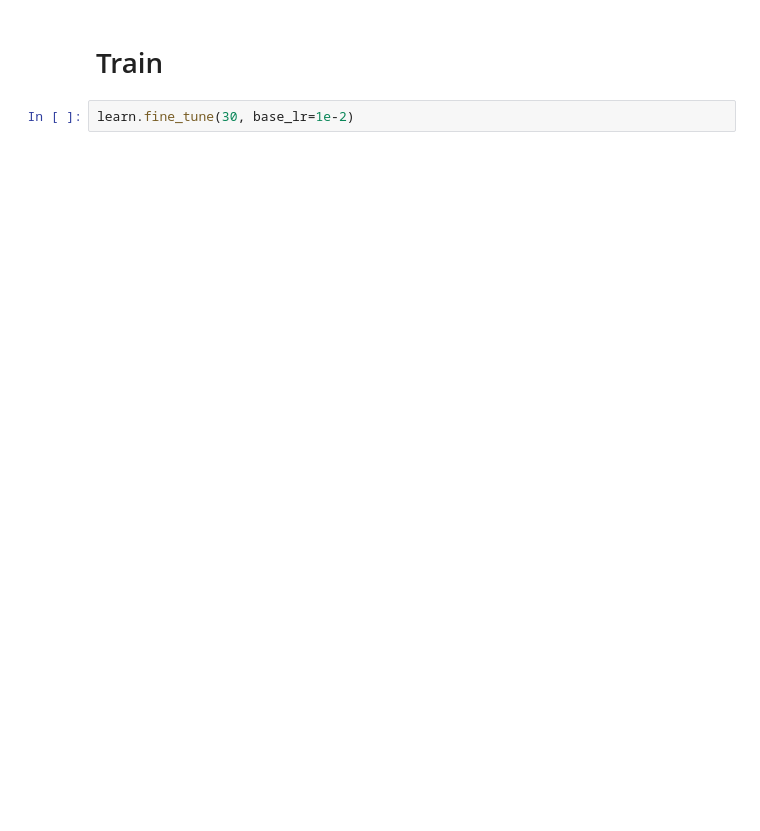
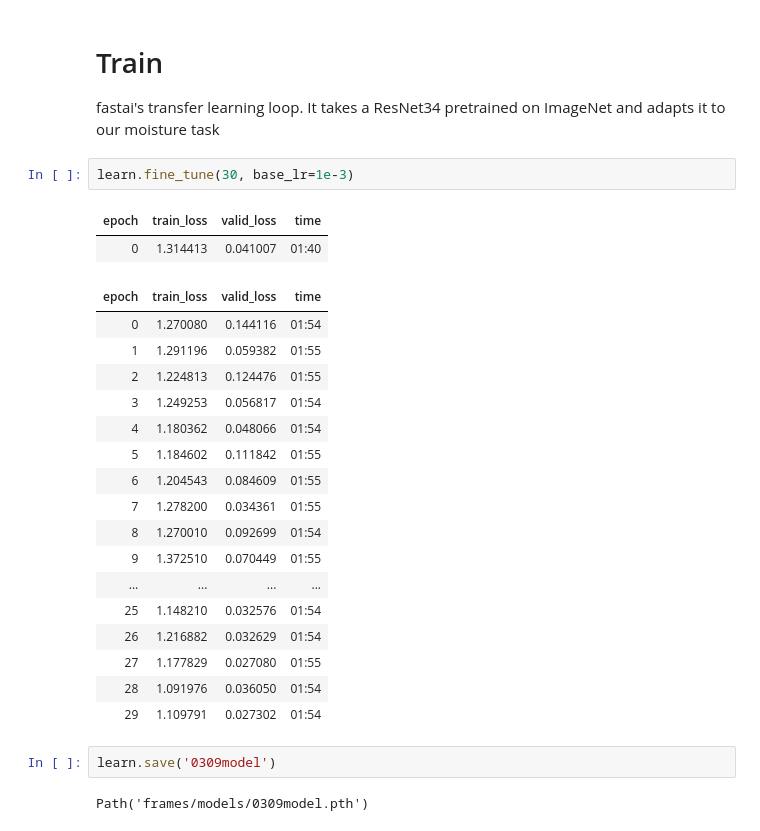
Before and after one commit to patwantsv5/Regression-Samples, a Jupyter notebook: fastai.ipynb, the cells around one changed output. Saved outputs shown, nothing was run; the diff lists cells and outputs as text; blank space fills up the shorter version.

```diff
--- a/fastai.ipynb
+++ b/fastai.ipynb
@@ -46,4 +53,29 @@ SuggestedLRs(valley=0.0020892962347716093)
 # %% [markdown]
 # Train
+fastai's transfer learning loop. It takes a ResNet34 pretrained on ImageNet and adapts it to our moisture task
 # %%
-learn.fine_tune(30, base_lr=1e-2)
+learn.fine_tune(30, base_lr=1e-3)
+# %% [output]
+| epoch | train_loss | valid_loss | time |
+| 0 | 1.314413 | 0.041007 | 01:40 |
+| epoch | train_loss | valid_loss | time |
+| 0 | 1.270080 | 0.144116 | 01:54 |
+| 1 | 1.291196 | 0.059382 | 01:55 |
+| 2 | 1.224813 | 0.124476 | 01:55 |
+| 3 | 1.249253 | 0.056817 | 01:54 |
+| 4 | 1.180362 | 0.048066 | 01:54 |
+| 5 | 1.184602 | 0.111842 | 01:55 |
+| 6 | 1.204543 | 0.084609 | 01:55 |
+| 7 | 1.278200 | 0.034361 | 01:55 |
+| 8 | 1.270010 | 0.092699 | 01:54 |
+| 9 | 1.372510 | 0.070449 | 01:55 |
+| ... | ... | ... | ... |
+| 25 | 1.148210 | 0.032576 | 01:54 |
+| 26 | 1.216882 | 0.032629 | 01:54 |
+| 27 | 1.177829 | 0.027080 | 01:55 |
+| 28 | 1.091976 | 0.036050 | 01:54 |
+| 29 | 1.109791 | 0.027302 | 01:54 |
+# %%
+learn.save('0309model')
+# %% [output]
+Path('frames/models/0309model.pth')
```
Also changed, not shown: parts of 6 cells of this notebook, 2 other files.
